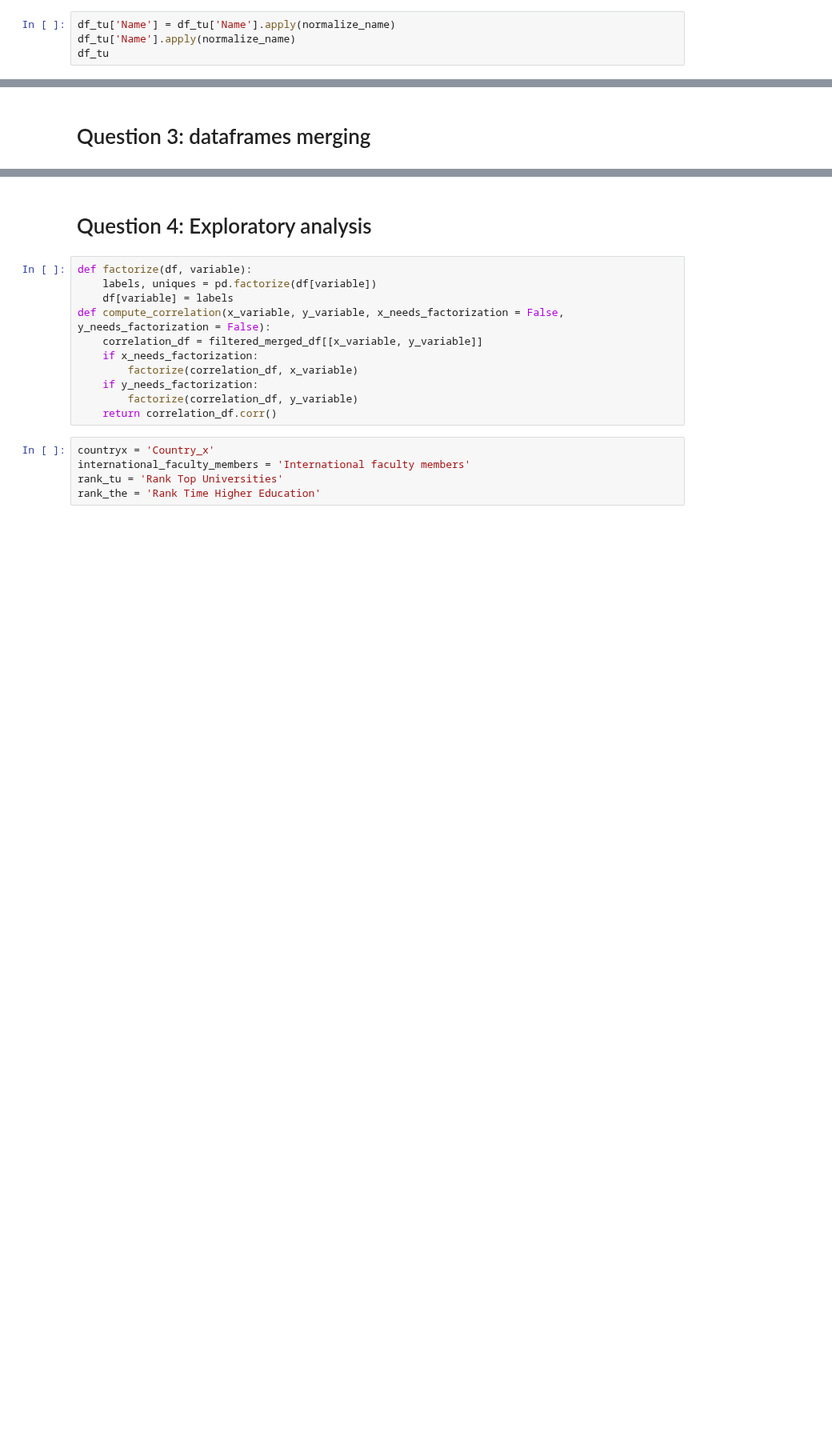
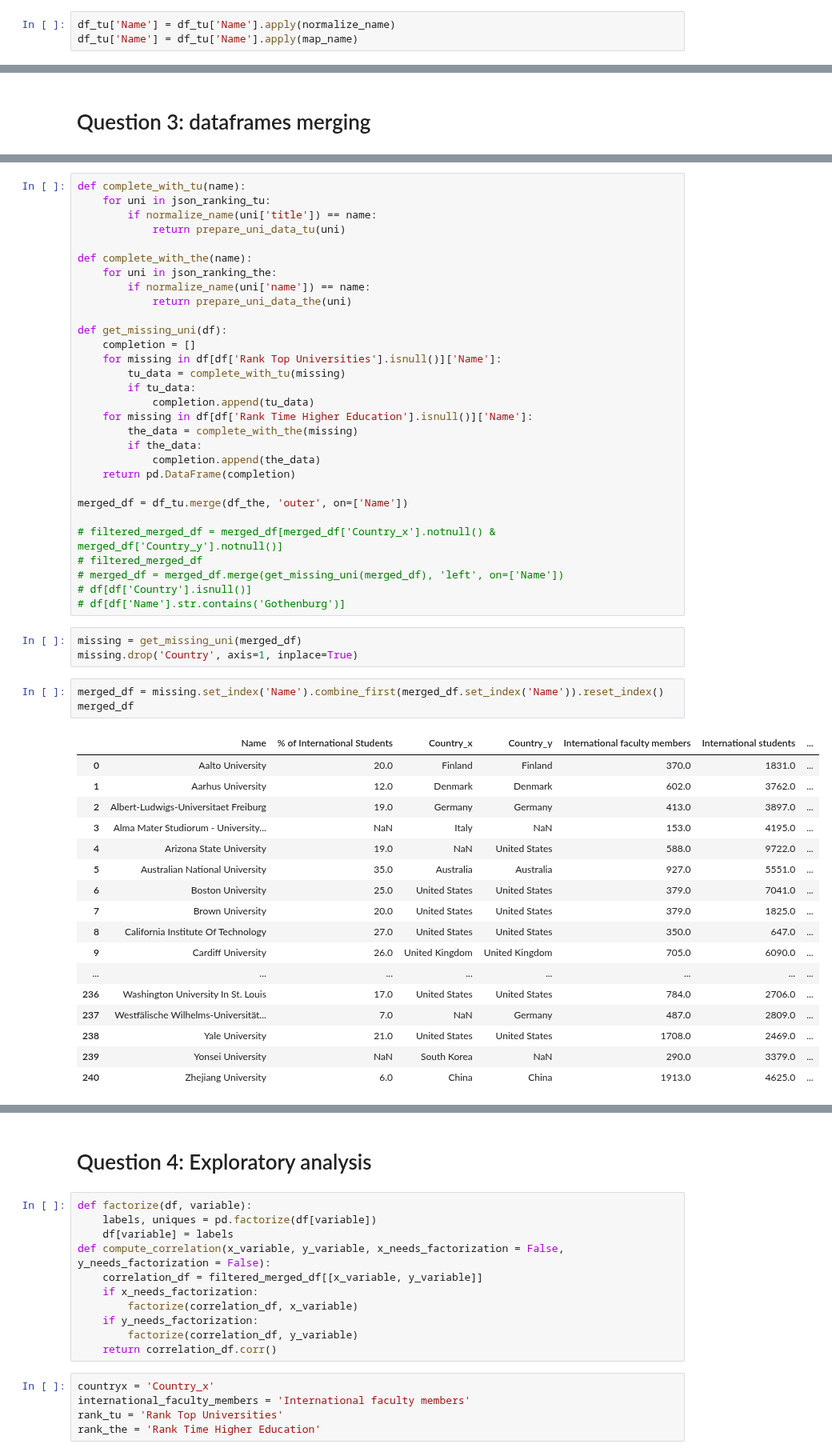
Before and after one commit to raphaelBarman/ADA-dh, a Jupyter notebook: 02 - Data from the Web/Homework 2.ipynb, the cells around one changed output, grey strips where cells are left out. Shown at 80% size. Saved outputs shown, nothing was run; the diff lists cells and outputs as text; blank space fills up the shorter version.

Commit message:
Name matching in progress

```diff
--- a/02 - Data from the Web/Homework 2.ipynb
+++ b/02 - Data from the Web/Homework 2.ipynb
@@ -92,5 +142,4 @@ df_tu = pd.DataFrame(list(map(prepare_uni_data_tu,json_ranking_tu_top)))
 df_tu = pd.read_pickle('df_tu.xz')
 # %%
 df_tu['Name'] = df_tu['Name'].apply(normalize_name)
-df_tu['Name'].apply(normalize_name)
-df_tu
+df_tu['Name'] = df_tu['Name'].apply(map_name)
@@ -307,0 +290,54 @@ filtered_merged_df
+# %%
+def complete_with_tu(name):
+    for uni in json_ranking_tu:
+        if normalize_name(uni['title']) == name:
+            return prepare_uni_data_tu(uni)
+
+def complete_with_the(name):
+    for uni in json_ranking_the:
+        if normalize_name(uni['name']) == name:
+            return prepare_uni_data_the(uni)
+
+def get_missing_uni(df):
+    completion = []
+    for missing in df[df['Rank Top Universities'].isnull()]['Name']:
+        tu_data = complete_with_tu(missing)
+        if tu_data:
+            completion.append(tu_data)
+    for missing in df[df['Rank Time Higher Education'].isnull()]['Name']:
+        the_data = complete_with_the(missing)
+        if the_data:
+            completion.append(the_data)
+    return pd.DataFrame(completion)
+
+merged_df = df_tu.merge(df_the, 'outer', on=['Name'])
+
+# filtered_merged_df = merged_df[merged_df['Country_x'].notnull() & merged_df['Country_y'].notnull()]
+# filtered_merged_df
+# merged_df = merged_df.merge(get_missing_uni(merged_df), 'left', on=['Name'])
+# df[df['Country'].isnull()]
+# df[df['Name'].str.contains('Gothenburg')]
+# %%
+missing = get_missing_uni(merged_df)
+missing.drop('Country', axis=1, inplace=True)
+# %%
+merged_df = missing.set_index('Name').combine_first(merged_df.set_index('Name')).reset_index()
+merged_df
+# %% [output]
+|  | Name | % of International Students | Country_x | Country_y | International faculty members | International students | ... |
+| 0 | Aalto University | 20.0 | Finland | Finland | 370.0 | 1831.0 | ... |
+| 1 | Aarhus University | 12.0 | Denmark | Denmark | 602.0 | 3762.0 | ... |
+| 2 | Albert-Ludwigs-Universitaet Freiburg | 19.0 | Germany | Germany | 413.0 | 3897.0 | ... |
+| 3 | Alma Mater Studiorum - University... | NaN | Italy | NaN | 153.0 | 4195.0 | ... |
+| 4 | Arizona State University | 19.0 | NaN | United States | 588.0 | 9722.0 | ... |
+| 5 | Australian National University | 35.0 | Australia | Australia | 927.0 | 5551.0 | ... |
+| 6 | Boston University | 25.0 | United States | United States | 379.0 | 7041.0 | ... |
+| 7 | Brown University | 20.0 | United States | United States | 379.0 | 1825.0 | ... |
+| 8 | California Institute Of Technology | 27.0 | United States | United States | 350.0 | 647.0 | ... |
+| 9 | Cardiff University | 26.0 | United Kingdom | United Kingdom | 705.0 | 6090.0 | ... |
+| ... | ... | ... | ... | ... | ... | ... | ... |
+| 236 | Washington University In St. Louis | 17.0 | United States | United States | 784.0 | 2706.0 | ... |
+| 237 | Westfälische Wilhelms-Universität... | 7.0 | NaN | Germany | 487.0 | 2809.0 | ... |
+| 238 | Yale University | 21.0 | United States | United States | 1708.0 | 2469.0 | ... |
+| 239 | Yonsei University | NaN | South Korea | NaN | 290.0 | 3379.0 | ... |
+| 240 | Zhejiang University | 6.0 | China | China | 1913.0 | 4625.0 | ... |
```
Also changed, not shown: parts of 12 cells of this notebook, 2 other files.
